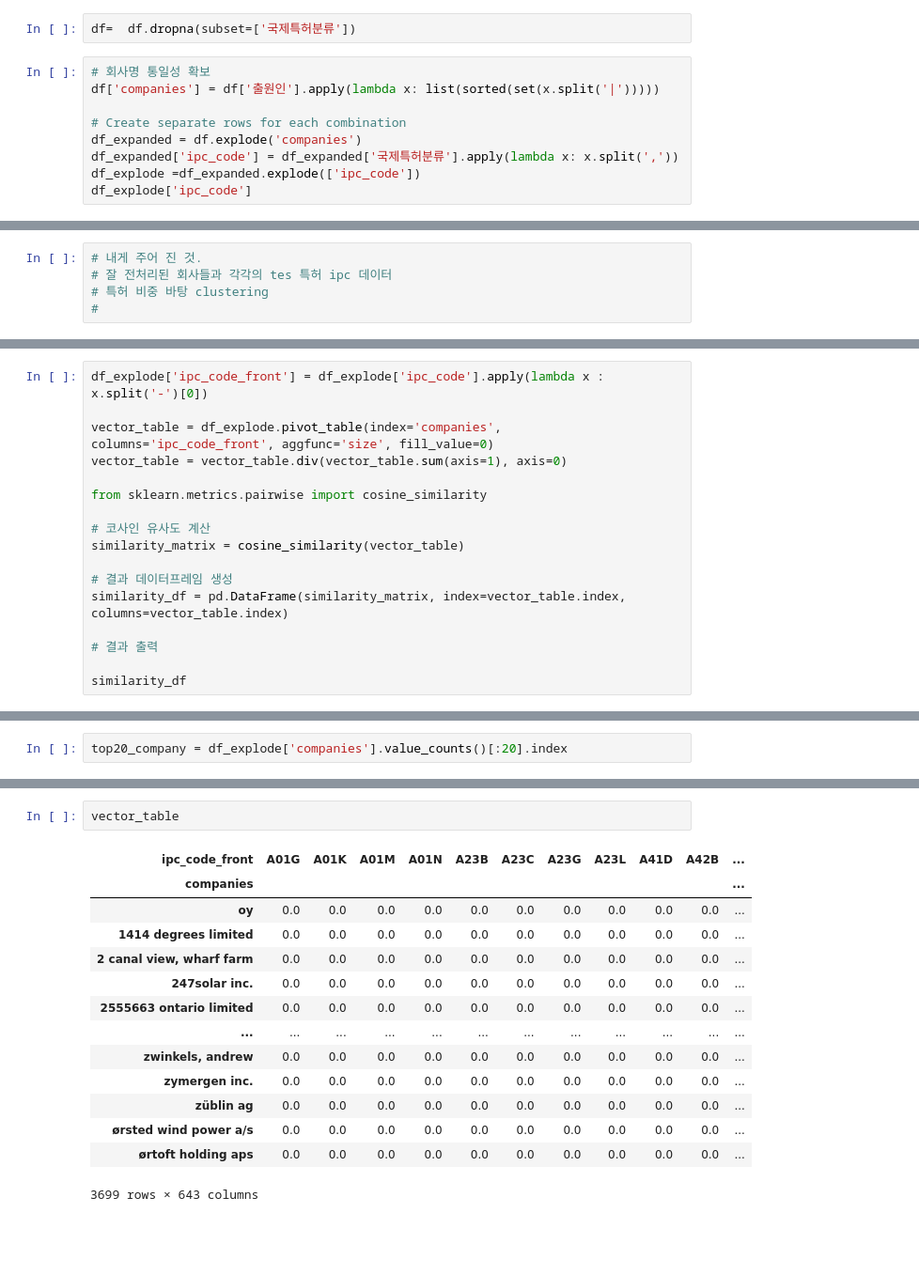
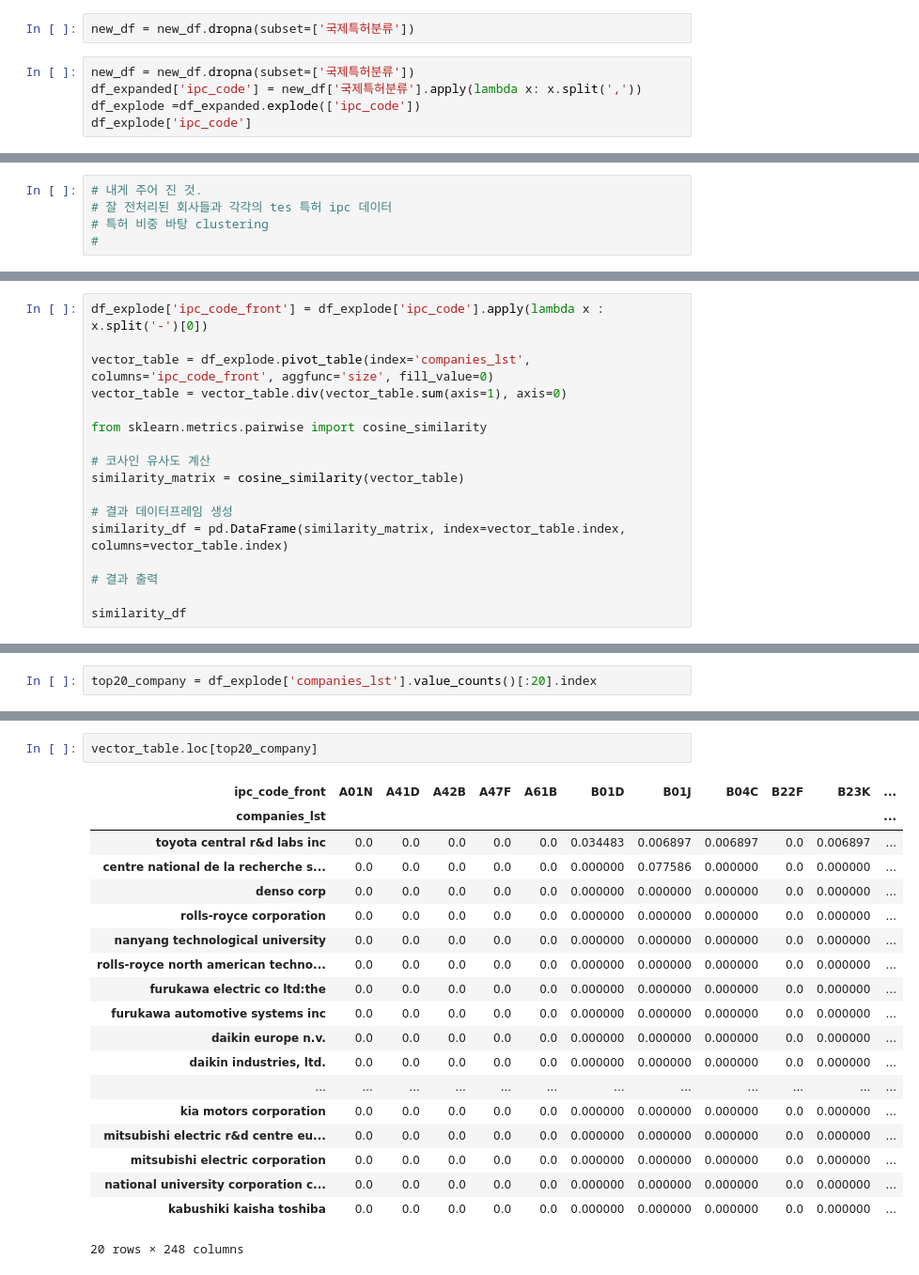
Before and after one commit to kangsunwoo827/tech_pred, a Jupyter notebook: tes_data.ipynb, the cells around one changed output, grey strips where cells are left out. Shown at 94% size. Cells and saved outputs as stored; diff of their text form; blank space fills up the shorter version.

```diff
--- a/tes_data.ipynb
+++ b/tes_data.ipynb
@@ -57,14 +62,10 @@ seramic materials limited
 haffner energy
 the united states of america as represented by the secretary of the air force
 # %%
-df=  df.dropna(subset=['국제특허분류'])
+new_df = new_df.dropna(subset=['국제특허분류'])
 # %%
-# 회사명 통일성 확보
-df['companies'] = df['출원인'].apply(lambda x: list(sorted(set(x.split('|')))))
-
-# Create separate rows for each combination
-df_expanded = df.explode('companies')
-df_expanded['ipc_code'] = df_expanded['국제특허분류'].apply(lambda x: x.split(','))
+new_df = new_df.dropna(subset=['국제특허분류'])
+df_expanded['ipc_code'] = new_df['국제특허분류'].apply(lambda x: x.split(','))
 df_explode =df_expanded.explode(['ipc_code'])
 df_explode['ipc_code']
 # %% [output]
@@ -103,7 +89,7 @@ Name: companies, Length: 44607, dtype: object
 # %%
 df_explode['ipc_code_front'] = df_explode['ipc_code'].apply(lambda x : x.split('-')[0])
 
-vector_table = df_explode.pivot_table(index='companies', columns='ipc_code_front', aggfunc='size', fill_value=0)
+vector_table = df_explode.pivot_table(index='companies_lst', columns='ipc_code_front', aggfunc='size', fill_value=0)
 vector_table = vector_table.div(vector_table.sum(axis=1), axis=0)
 
 from sklearn.metrics.pairwise import cosine_similarity
@@ -155,5 +121,5 @@ Index(['siemens aktiengesellschaft', 'rondo energy, inc.', 'malta inc.',
 # %%
-top20_company = df_explode['companies'].value_counts()[:20].index
+top20_company = df_explode['companies_lst'].value_counts()[:20].index
 # %%
 import seaborn as sns
 import matplotlib.pyplot as plt
@@ -168,17 +168,22 @@ plt.show()
 # %%
-vector_table
+vector_table.loc[top20_company]
 # %% [output]
-| ipc_code_front | A01G | A01K | A01M | A01N | A23B | A23C | A23G | A23L | A41D | A42B | ... |
-| companies |  |  |  |  |  |  |  |  |  |  | ... |
-| oy | 0.0 | 0.0 | 0.0 | 0.0 | 0.0 | 0.0 | 0.0 | 0.0 | 0.0 | 0.0 | ... |
-| 1414 degrees limited | 0.0 | 0.0 | 0.0 | 0.0 | 0.0 | 0.0 | 0.0 | 0.0 | 0.0 | 0.0 | ... |
-| 2 canal view, wharf farm | 0.0 | 0.0 | 0.0 | 0.0 | 0.0 | 0.0 | 0.0 | 0.0 | 0.0 | 0.0 | ... |
-| 247solar inc. | 0.0 | 0.0 | 0.0 | 0.0 | 0.0 | 0.0 | 0.0 | 0.0 | 0.0 | 0.0 | ... |
-| 2555663 ontario limited | 0.0 | 0.0 | 0.0 | 0.0 | 0.0 | 0.0 | 0.0 | 0.0 | 0.0 | 0.0 | ... |
+| ipc_code_front | A01N | A41D | A42B | A47F | A61B | B01D | B01J | B04C | B22F | B23K | ... |
+| companies_lst |  |  |  |  |  |  |  |  |  |  | ... |
+| toyota central r&d labs inc | 0.0 | 0.0 | 0.0 | 0.0 | 0.0 | 0.034483 | 0.006897 | 0.006897 | 0.0 | 0.006897 | ... |
+| centre national de la recherche s... | 0.0 | 0.0 | 0.0 | 0.0 | 0.0 | 0.000000 | 0.077586 | 0.000000 | 0.0 | 0.000000 | ... |
+| denso corp | 0.0 | 0.0 | 0.0 | 0.0 | 0.0 | 0.000000 | 0.000000 | 0.000000 | 0.0 | 0.000000 | ... |
+| rolls-royce corporation | 0.0 | 0.0 | 0.0 | 0.0 | 0.0 | 0.000000 | 0.000000 | 0.000000 | 0.0 | 0.000000 | ... |
+| nanyang technological university | 0.0 | 0.0 | 0.0 | 0.0 | 0.0 | 0.000000 | 0.000000 | 0.000000 | 0.0 | 0.000000 | ... |
+| rolls-royce north american techno... | 0.0 | 0.0 | 0.0 | 0.0 | 0.0 | 0.000000 | 0.000000 | 0.000000 | 0.0 | 0.000000 | ... |
+| furukawa electric co ltd:the | 0.0 | 0.0 | 0.0 | 0.0 | 0.0 | 0.000000 | 0.000000 | 0.000000 | 0.0 | 0.000000 | ... |
+| furukawa automotive systems inc | 0.0 | 0.0 | 0.0 | 0.0 | 0.0 | 0.000000 | 0.000000 | 0.000000 | 0.0 | 0.000000 | ... |
+| daikin europe n.v. | 0.0 | 0.0 | 0.0 | 0.0 | 0.0 | 0.000000 | 0.000000 | 0.000000 | 0.0 | 0.000000 | ... |
+| daikin industries, ltd. | 0.0 | 0.0 | 0.0 | 0.0 | 0.0 | 0.000000 | 0.000000 | 0.000000 | 0.0 | 0.000000 | ... |
 | ... | ... | ... | ... | ... | ... | ... | ... | ... | ... | ... | ... |
-| zwinkels, andrew | 0.0 | 0.0 | 0.0 | 0.0 | 0.0 | 0.0 | 0.0 | 0.0 | 0.0 | 0.0 | ... |
-| zymergen inc. | 0.0 | 0.0 | 0.0 | 0.0 | 0.0 | 0.0 | 0.0 | 0.0 | 0.0 | 0.0 | ... |
-| züblin ag | 0.0 | 0.0 | 0.0 | 0.0 | 0.0 | 0.0 | 0.0 | 0.0 | 0.0 | 0.0 | ... |
-| ørsted wind power a/s | 0.0 | 0.0 | 0.0 | 0.0 | 0.0 | 0.0 | 0.0 | 0.0 | 0.0 | 0.0 | ... |
-| ørtoft holding aps | 0.0 | 0.0 | 0.0 | 0.0 | 0.0 | 0.0 | 0.0 | 0.0 | 0.0 | 0.0 | ... |
+| kia motors corporation | 0.0 | 0.0 | 0.0 | 0.0 | 0.0 | 0.000000 | 0.000000 | 0.000000 | 0.0 | 0.000000 | ... |
+| mitsubishi electric r&d centre eu... | 0.0 | 0.0 | 0.0 | 0.0 | 0.0 | 0.000000 | 0.000000 | 0.000000 | 0.0 | 0.000000 | ... |
+| mitsubishi electric corporation | 0.0 | 0.0 | 0.0 | 0.0 | 0.0 | 0.000000 | 0.000000 | 0.000000 | 0.0 | 0.000000 | ... |
+| national university corporation c... | 0.0 | 0.0 | 0.0 | 0.0 | 0.0 | 0.000000 | 0.000000 | 0.000000 | 0.0 | 0.000000 | ... |
+| kabushiki kaisha toshiba | 0.0 | 0.0 | 0.0 | 0.0 | 0.0 | 0.000000 | 0.000000 | 0.000000 | 0.0 | 0.000000 | ... |
-3699 rows × 643 columns
+20 rows × 248 columns
```
Also changed, not shown: parts of 22 cells of this notebook, 1 other file.
